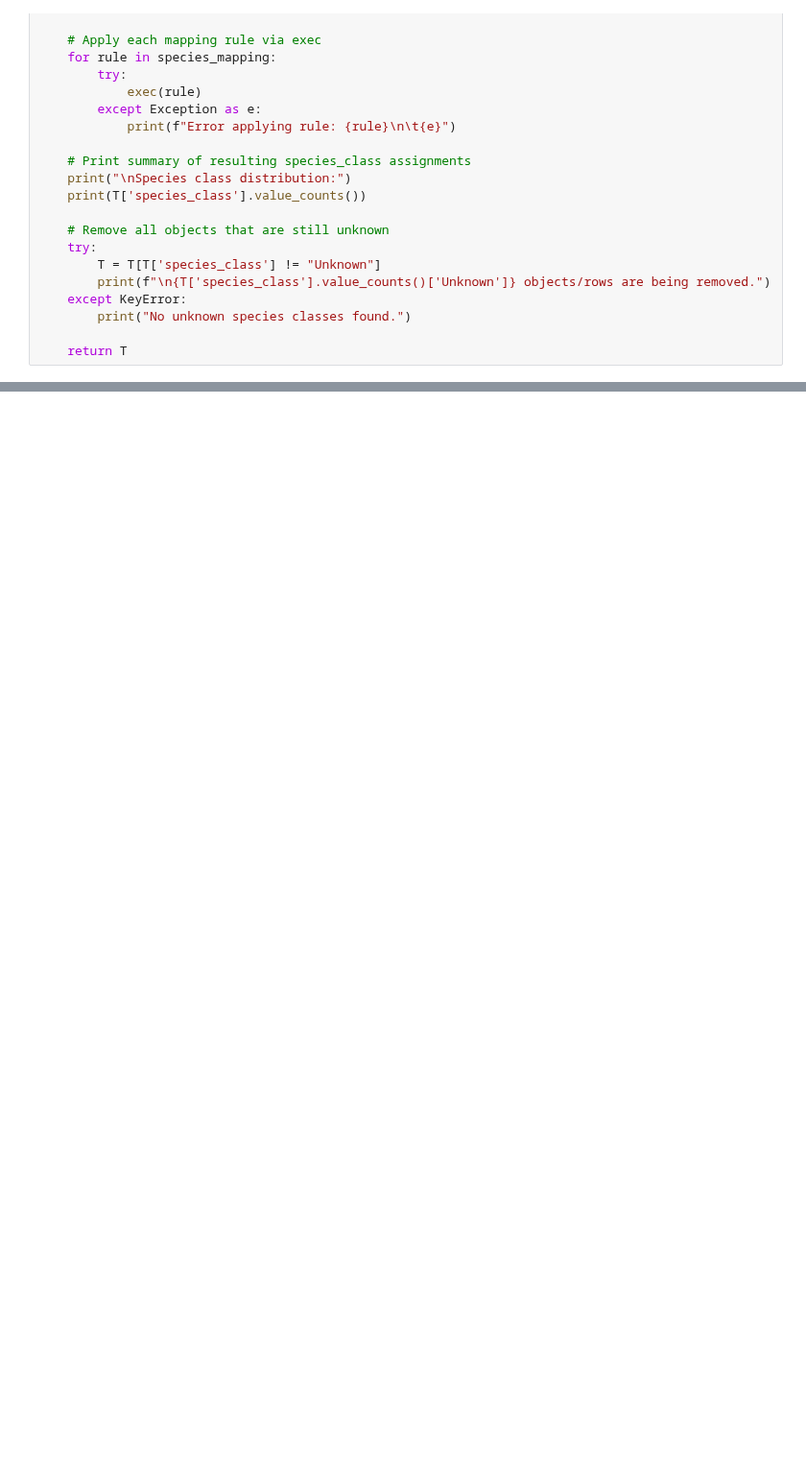
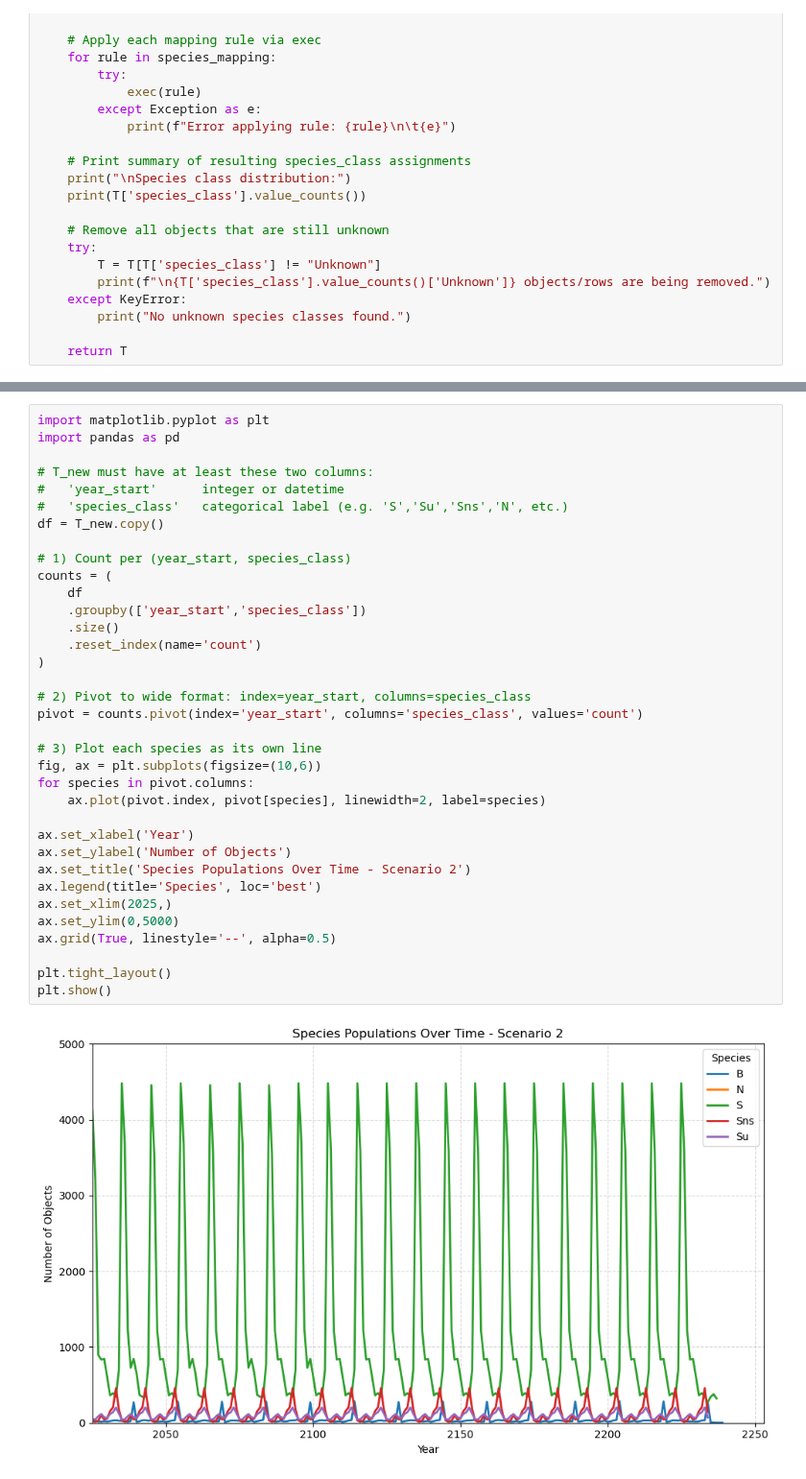
Before and after one commit to ARCLab-MIT/pyssem, a Jupyter notebook: pyssem/utils/notebooks/sep.ipynb, the cells around one changed output, grey strips where cells are left out. Shown at 96% size. Saved outputs shown, nothing was run; the diff lists cells and outputs as text; blank space fills up the shorter version.

```diff
--- a/pyssem/utils/notebooks/sep.ipynb
+++ b/pyssem/utils/notebooks/sep.ipynb
@@ -182,0 +202,37 @@ plt.show()
+# %%
+import matplotlib.pyplot as plt
+import pandas as pd
+
+# T_new must have at least these two columns:
+#   'year_start'      integer or datetime
+#   'species_class'   categorical label (e.g. 'S','Su','Sns','N', etc.)
+df = T_new.copy()
+
+# 1) Count per (year_start, species_class)
+counts = (
+    df
+    .groupby(['year_start','species_class'])
+    .size()
+    .reset_index(name='count')
+)
+
+# 2) Pivot to wide format: index=year_start, columns=species_class
+pivot = counts.pivot(index='year_start', columns='species_class', values='count')
+
+# 3) Plot each species as its own line
+fig, ax = plt.subplots(figsize=(10,6))
+for species in pivot.columns:
+    ax.plot(pivot.index, pivot[species], linewidth=2, label=species)
+
+ax.set_xlabel('Year')
+ax.set_ylabel('Number of Objects')
+ax.set_title('Species Populations Over Time - Scenario 2')
+ax.legend(title='Species', loc='best')
+ax.set_xlim(2025,)
+ax.set_ylim(0,5000)
+ax.grid(True, linestyle='--', alpha=0.5)
+
+plt.tight_layout()
+plt.show()
+# %% [output]
+[figure, added]
```
Also changed, not shown: parts of 8 cells of this notebook, 5 other files.
